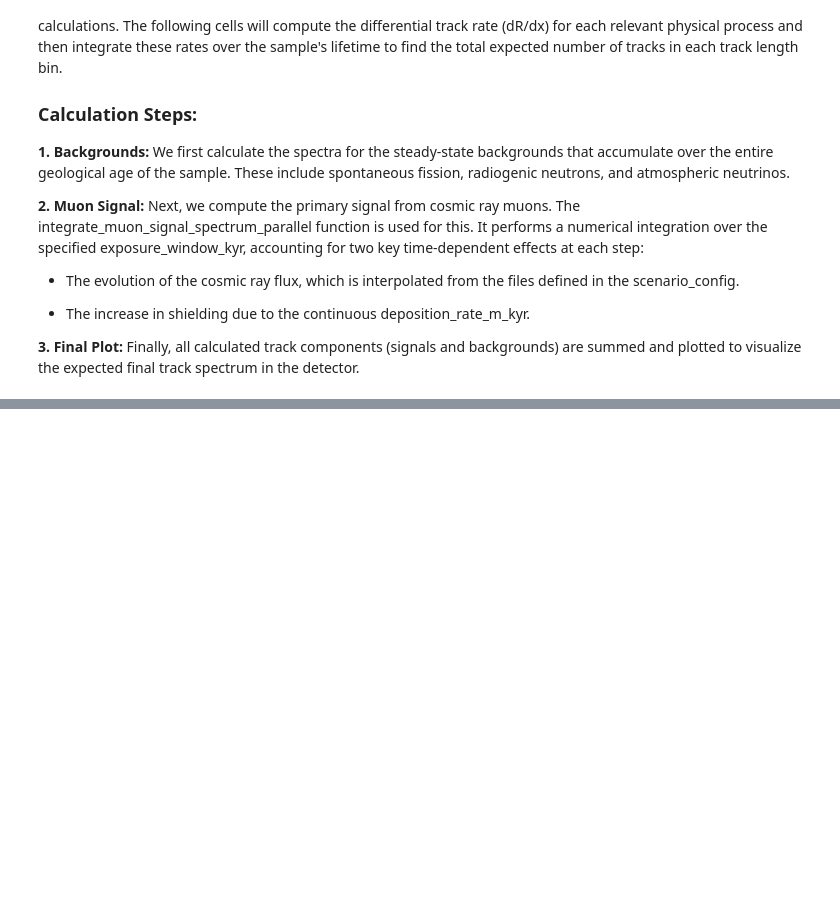
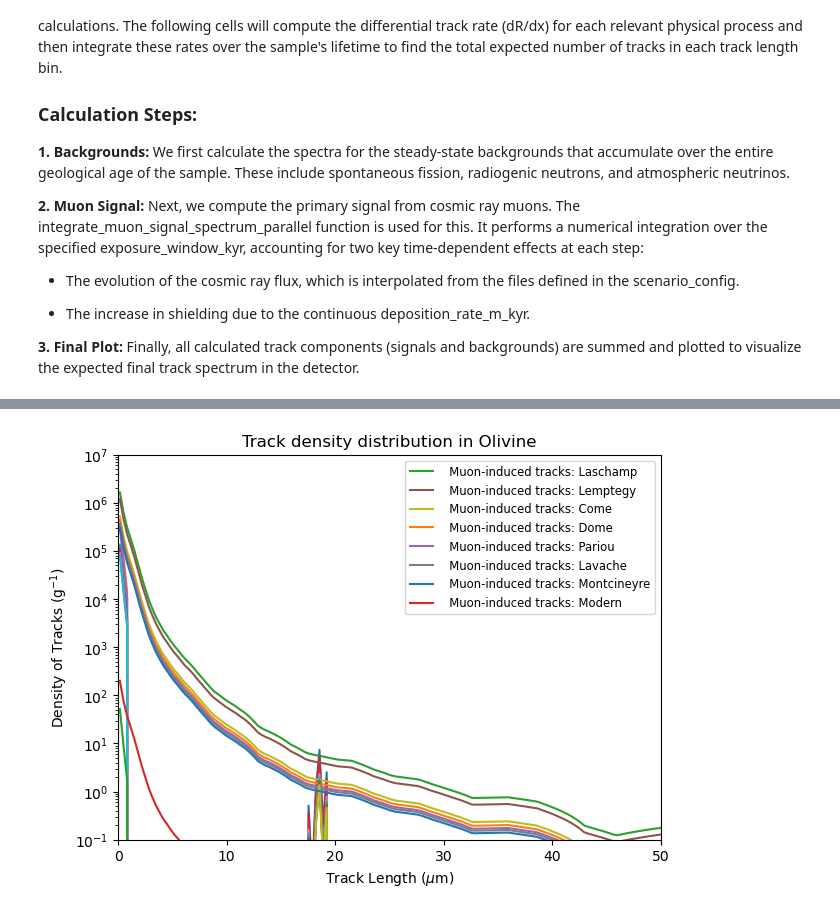
Before and after one commit to cgalelli/PrimusCode, a Jupyter notebook: Primus_analysis.ipynb, the cells around one changed output, grey strips where cells are left out. Drawn from its saved outputs; the diff is of its cells as text; code cells hidden in the pictures; blank space fills up the shorter version.

```diff
--- a/Primus_analysis.ipynb
+++ b/Primus_analysis.ipynb
@@ -40,8 +44,8 @@ CONFIG = {
     "sample_mass_kg": 0.0002,       # Sample mass in kg (e.g., 0.01 for 10g)
     "total_age_myr" : 0.04,
 
-    "total_exposure_kyr": 38.1,         # Total age of the sample in kyr
-    "exposure_window_kyr": 38.,  # Duration of CR signal exposure in kyr
+    "total_exposure_kyr": 40.1,         # Total age of the sample in kyr
+    "exposure_window_kyr": 40.,  # Duration of CR signal exposure in kyr
 
     # --- Plotting & Binning Configuration ---
     "n_bins": 60,
@@ -220,3 +285,3 @@ total_neutron_tracks = np.array([mineral.integrate_neutron_spectrum(x_bins, age/
 # %%
-total_muon_tracks = np.array([mineral.integrate_muon_signal_spectrum_parallel(x_bins, scenario_config=scenario_config_simple, energy_bins_gev=CONFIG["geant4_energy_bins_gev"], exposure_window_kyr=age, sample_mass_kg = CONFIG['sample_mass_kg'], nsteps=10) for age in exposure_times])
+total_muon_tracks = np.array([mineral.integrate_muon_signal_spectrum_parallel(x_bins, scenario_config=scenario_config_simple, energy_bins_gev=CONFIG["geant4_energy_bins_gev"], exposure_window_kyr=age, sample_mass_kg = CONFIG['sample_mass_kg'], nsteps=5) for age in exposure_times])
 # %%
@@ -224,18 +411,22 @@ total_muon_tracks_SN100 = np.array([mineral.integrate_muon_signal_spectrum_paral
 # %%
+fig, ax = plt.subplots(figsize=[7, 5])
+
 for i, name in enumerate(names):
-    plt.plot(x_mids/1000, total_fission_tracks[i]/(1e3*CONFIG['sample_mass_kg']), label=f"  Fission tracks: {names[i]}", linestyle='--')
-    plt.plot(x_mids/1000, total_neutron_tracks[i]/(1e3*CONFIG['sample_mass_kg']), label=f"  Neutron-induced tracks: {names[i]}", linestyle='--')
-    plt.plot(x_mids/1000, total_muon_tracks[i]/(1e3*CONFIG['sample_mass_kg']), label=f"  Muon-induced tracks: {names[i]}")
+    ax.plot(x_mids/1000, total_fission_tracks[i]/(1e3*CONFIG['sample_mass_kg']))
+    ax.plot(x_mids/1000, total_neutron_tracks[i]/(1e3*CONFIG['sample_mass_kg']))
+    ax.plot(x_mids/1000, total_muon_tracks[i]/(1e3*CONFIG['sample_mass_kg']), label=f"  Muon-induced tracks: {names[i]}")
 
 
-plt.title(f"Track density distribution in {CONFIG['mineral_name']}")
-plt.xlabel(r"Track Length ($\mu$m)")
-plt.ylabel(r"Density of Tracks (g$^{-1}$)")
-plt.yscale("log")
-plt.ylim(1e-1, 1e7)
-plt.xlim(0, 50)
+ax.set_title(f"Track density distribution in {CONFIG['mineral_name']}")
+ax.set_xlabel(r"Track Length ($\mu$m)")
+ax.set_ylabel(r"Density of Tracks (g$^{-1}$)")
+ax.set_yscale("log")
+ax.set_ylim(1e-1, 1e7)
+ax.set_xlim(0, 50)
+ax.legend(fontsize='small')
 plt.savefig("Plots/track_number_per_gram.png", dpi=500)
 plt.show()
-#plt.legend()
+# %% [output]
+[figure, added]
 # %%
 summed_target = np.sum(total_muon_tracks[..., 15:], axis=-1)
```
Also changed, not shown: parts of 15 cells of this notebook, 4 other files.
